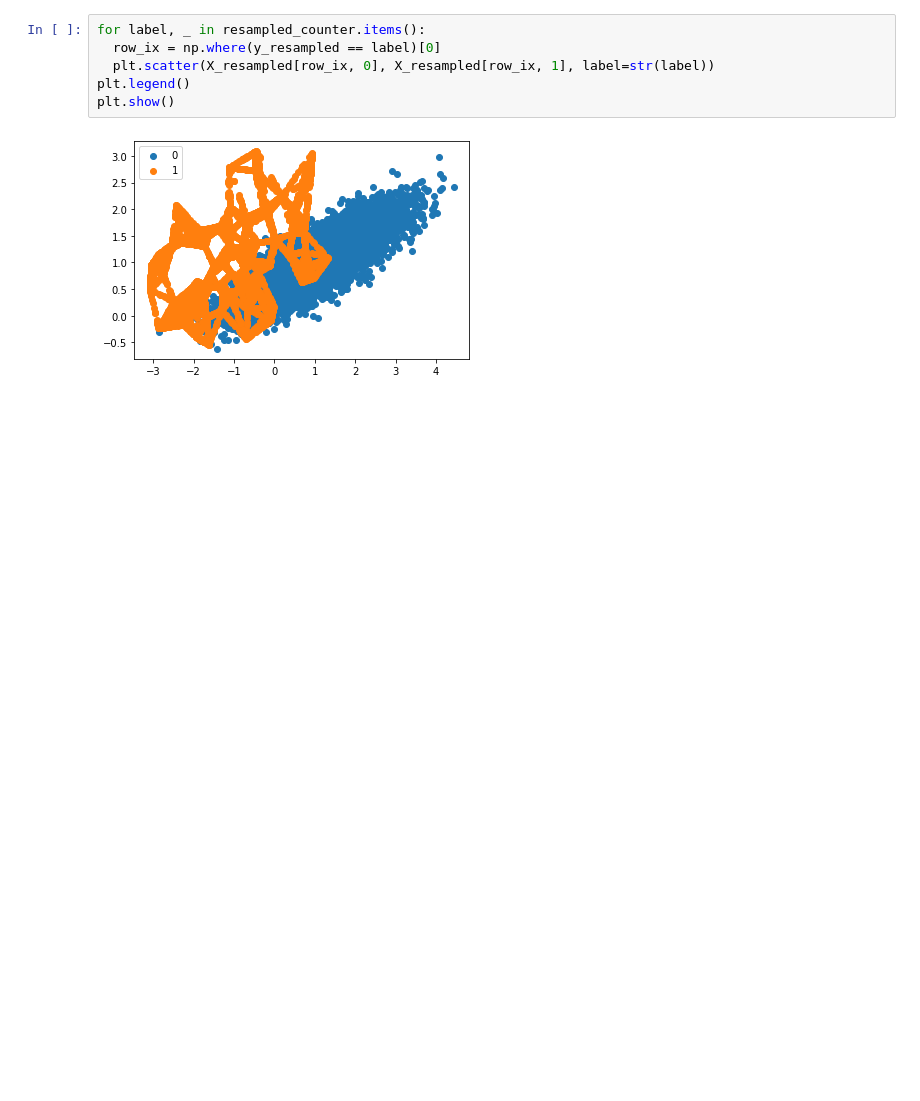
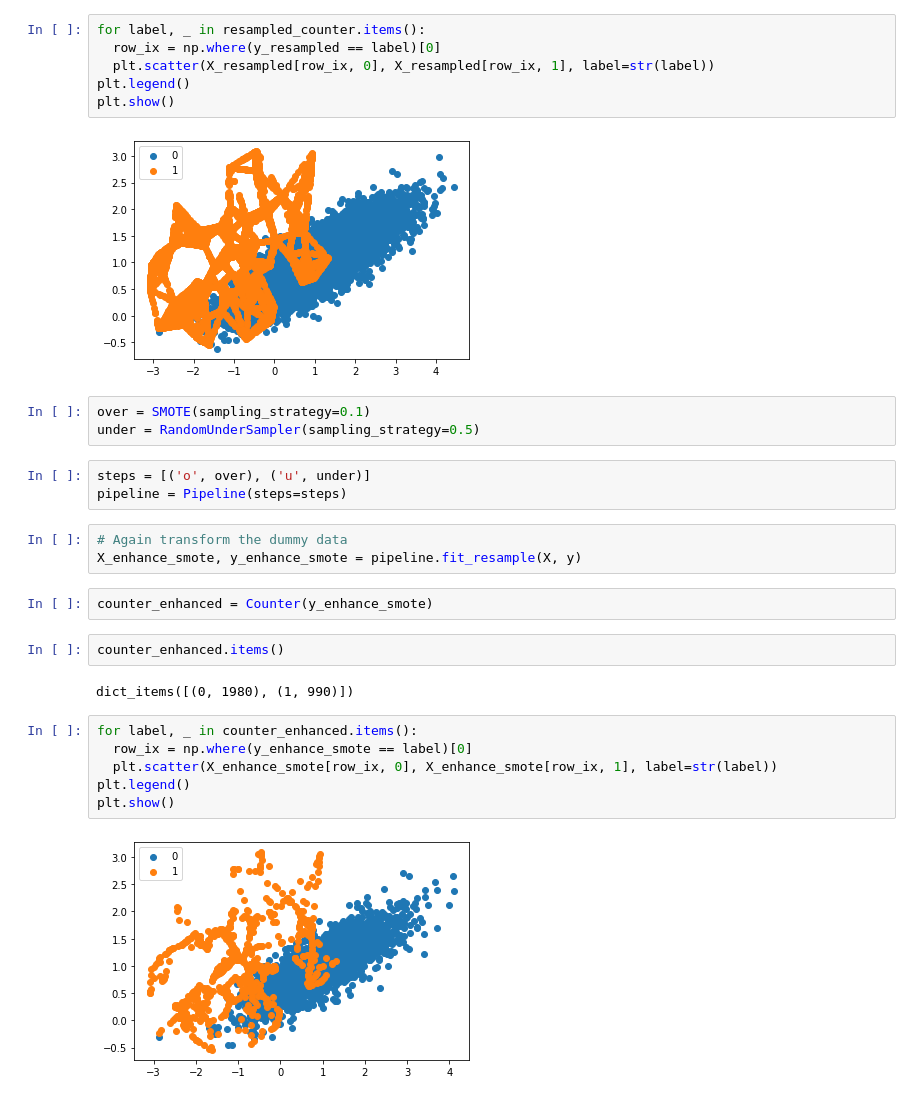
Before and after one commit to aashish-chaubey/ds_fundamentals, a Jupyter notebook: SMOTE_fundamentals.ipynb, the cells around one changed output. Saved outputs shown, nothing was run; the diff lists cells and outputs as text; blank space fills up the shorter version.

Commit message:
Using over and under sampling  technique

```diff
--- a/SMOTE_fundamentals.ipynb
+++ b/SMOTE_fundamentals.ipynb
@@ -53,3 +54,26 @@ plt.legend()
 plt.show()
 # %% [output]
 [figure]
+# %%
+over = SMOTE(sampling_strategy=0.1)
+under = RandomUnderSampler(sampling_strategy=0.5)
+# %%
+steps = [('o', over), ('u', under)]
+pipeline = Pipeline(steps=steps)
+# %%
+# Again transform the dummy data
+X_enhance_smote, y_enhance_smote = pipeline.fit_resample(X, y)
+# %%
+counter_enhanced = Counter(y_enhance_smote)
+# %%
+counter_enhanced.items()
+# %% [output]
+dict_items([(0, 1980), (1, 990)])
+# %%
+for label, _ in counter_enhanced.items():
+  row_ix = np.where(y_enhance_smote == label)[0]
+  plt.scatter(X_enhance_smote[row_ix, 0], X_enhance_smote[row_ix, 1], label=str(label))
+plt.legend()
+plt.show()
+# %% [output]
+[figure, added]
```
Also changed, not shown: parts of 1 cell of this notebook.
